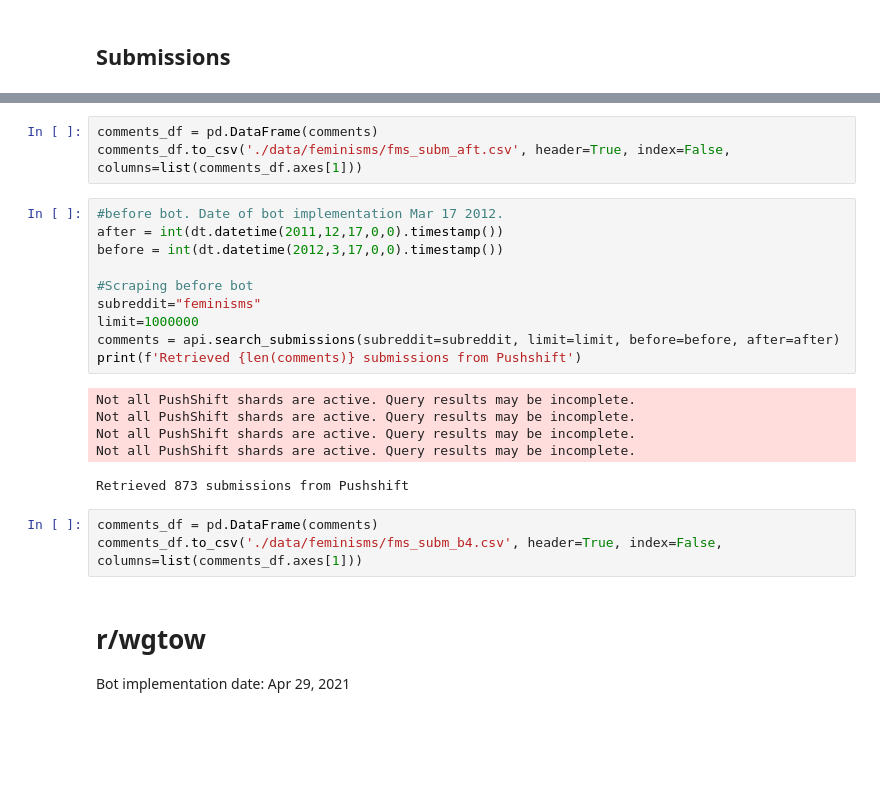
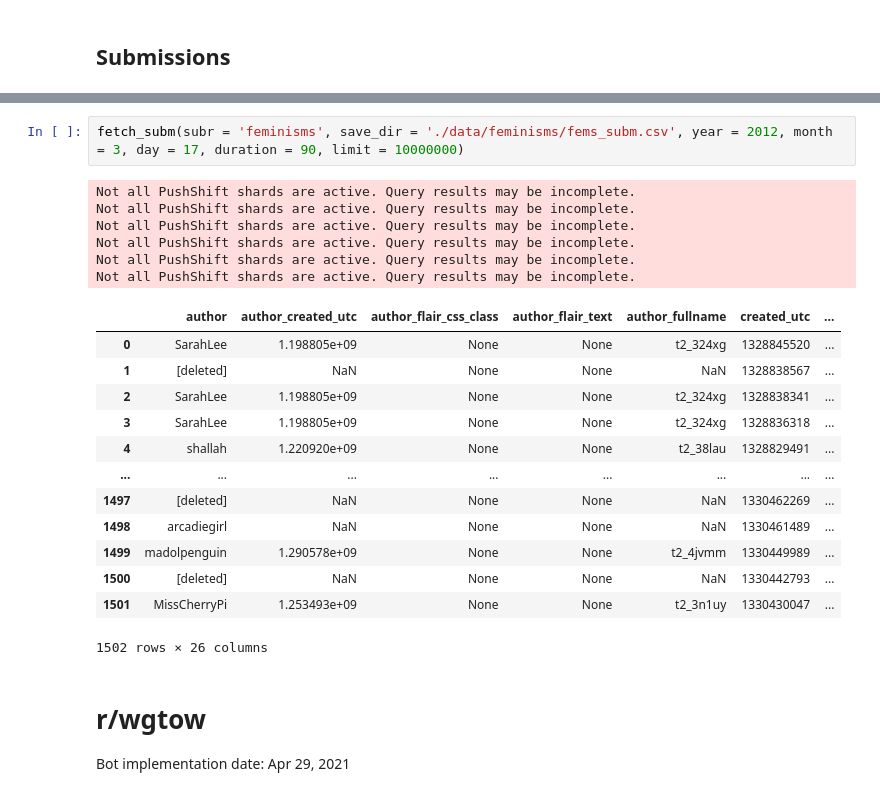
Before and after one commit to anng217/redditbots, a Jupyter notebook: pushshift.ipynb, the cells around one changed output, grey strips where cells are left out. Saved outputs shown, nothing was run; the diff lists cells and outputs as text; blank space fills up the shorter version.

```diff
--- a/pushshift.ipynb
+++ b/pushshift.ipynb
@@ -250,25 +175,25 @@ Retrieved 642 submissions from Pushshift
-# %%
-comments_df = pd.DataFrame(comments)
-comments_df.to_csv('./data/feminisms/fms_subm_aft.csv', header=True, index=False, columns=list(comments_df.axes[1]))
-# %%
-#before bot. Date of bot implementation Mar 17 2012.
-after = int(dt.datetime(2011,12,17,0,0).timestamp())
-before = int(dt.datetime(2012,3,17,0,0).timestamp())
-
-#Scraping before bot
-subreddit="feminisms"
-limit=1000000
-comments = api.search_submissions(subreddit=subreddit, limit=limit, before=before, after=after)
-print(f'Retrieved {len(comments)} submissions from Pushshift')
-# %% [output]
-Not all PushShift shards are active. Query results may be incomplete.
-Not all PushShift shards are active. Query results may be incomplete.
-Not all PushShift shards are active. Query results may be incomplete.
-Not all PushShift shards are active. Query results may be incomplete.
-Retrieved 873 submissions from Pushshift
-# %%
-comments_df = pd.DataFrame(comments)
-comments_df.to_csv('./data/feminisms/fms_subm_b4.csv', header=True, index=False, columns=list(comments_df.axes[1]))
+# %%
+fetch_subm(subr = 'feminisms', save_dir = './data/feminisms/fems_subm.csv', year = 2012, month = 3, day = 17, duration = 90, limit = 10000000)
+# %% [output]
+Not all PushShift shards are active. Query results may be incomplete.
+Not all PushShift shards are active. Query results may be incomplete.
+Not all PushShift shards are active. Query results may be incomplete.
+Not all PushShift shards are active. Query results may be incomplete.
+Not all PushShift shards are active. Query results may be incomplete.
+Not all PushShift shards are active. Query results may be incomplete.
+|  | author | author_created_utc | author_flair_css_class | author_flair_text | author_fullname | created_utc | ... |
+| 0 | SarahLee | 1.198805e+09 | None | None | t2_324xg | 1328845520 | ... |
+| 1 | [deleted] | NaN | None | None | NaN | 1328838567 | ... |
+| 2 | SarahLee | 1.198805e+09 | None | None | t2_324xg | 1328838341 | ... |
+| 3 | SarahLee | 1.198805e+09 | None | None | t2_324xg | 1328836318 | ... |
+| 4 | shallah | 1.220920e+09 | None | None | t2_38lau | 1328829491 | ... |
+| ... | ... | ... | ... | ... | ... | ... | ... |
+| 1497 | [deleted] | NaN | None | None | NaN | 1330462269 | ... |
+| 1498 | arcadiegirl | NaN | None | None | NaN | 1330461489 | ... |
+| 1499 | madolpenguin | 1.290578e+09 | None | None | t2_4jvmm | 1330449989 | ... |
+| 1500 | [deleted] | NaN | None | None | NaN | 1330442793 | ... |
+| 1501 | MissCherryPi | 1.253493e+09 | None | None | t2_3n1uy | 1330430047 | ... |
+1502 rows × 26 columns
 # %% [markdown]
 # r/wgtow
 Bot implementation date:  Apr 29, 2021
```
Also changed, not shown: parts of 44 cells of this notebook.
